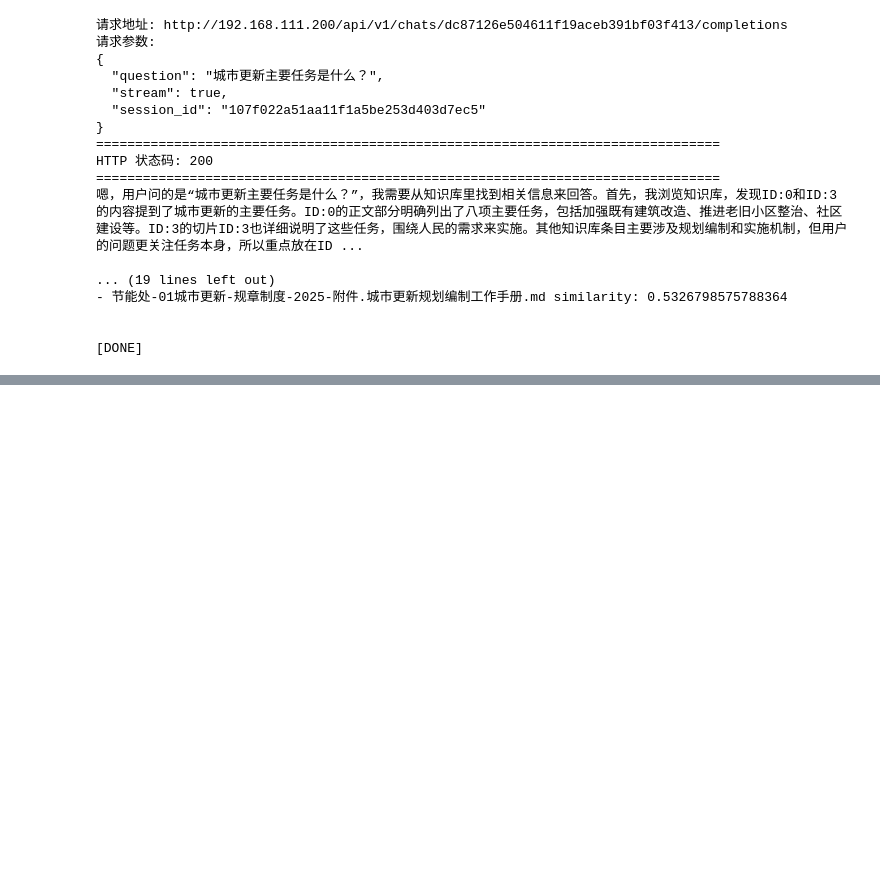
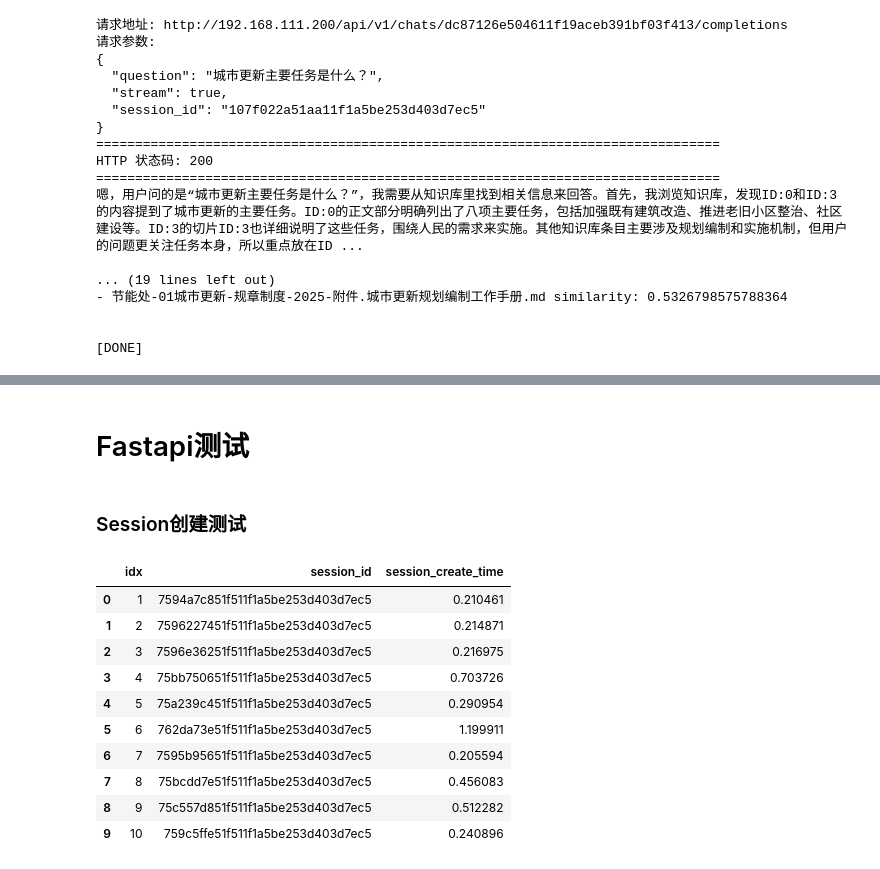
Before and after one commit to skun16/StreamGate, a Jupyter notebook: test.ipynb, the cells around one changed output, grey strips where cells are left out. Cells and saved outputs as stored; diff of their text form; code cells hidden in the pictures; blank space fills up the shorter version.

Commit message:
Update StreamGate benchmark scripts

```diff
--- a/test.ipynb
+++ b/test.ipynb
@@ -205,0 +352,4 @@ HTTP 状态码: 200
+# %% [markdown]
+# Fastapi测试
+# %% [markdown]
+### Session创建测试
@@ -205,0 +380,43 @@ HTTP 状态码: 200
+# %%
+async def bench_create_session_only(concurrency: int = 10):
+    timeout = httpx.Timeout(
+        connect=10.0,
+        read=120.0,
+        write=10.0,
+        pool=30.0,
+    )
+
+    limits = httpx.Limits(
+        max_connections=concurrency + 10,
+        max_keepalive_connections=concurrency + 10,
+    )
+
+    async with httpx.AsyncClient(timeout=timeout, limits=limits) as client:
+        tasks = [
+            create_session_only(
+                client=client,
+                idx=i + 1,
+                user_group=UserGroup.OFFICE_LEADER,
+                chat_type=ChatType.KB,
+            )
+            for i in range(concurrency)
+        ]
+
+        results = await asyncio.gather(*tasks)
+
+    return pd.DataFrame(results)
+# %%
+session_df = await bench_create_session_only(10)
+display(session_df)
+# %% [output]
+|  | idx | session_id | session_create_time |
+| 0 | 1 | 7594a7c851f511f1a5be253d403d7ec5 | 0.210461 |
+| 1 | 2 | 7596227451f511f1a5be253d403d7ec5 | 0.214871 |
+| 2 | 3 | 7596e36251f511f1a5be253d403d7ec5 | 0.216975 |
+| 3 | 4 | 75bb750651f511f1a5be253d403d7ec5 | 0.703726 |
+| 4 | 5 | 75a239c451f511f1a5be253d403d7ec5 | 0.290954 |
+| 5 | 6 | 762da73e51f511f1a5be253d403d7ec5 | 1.199911 |
+| 6 | 7 | 7595b95651f511f1a5be253d403d7ec5 | 0.205594 |
+| 7 | 8 | 75bcdd7e51f511f1a5be253d403d7ec5 | 0.456083 |
+| 8 | 9 | 75c557d851f511f1a5be253d403d7ec5 | 0.512282 |
+| 9 | 10 | 759c5ffe51f511f1a5be253d403d7ec5 | 0.240896 |
```
Also changed, not shown: parts of 29 cells of this notebook, 7 other files.
